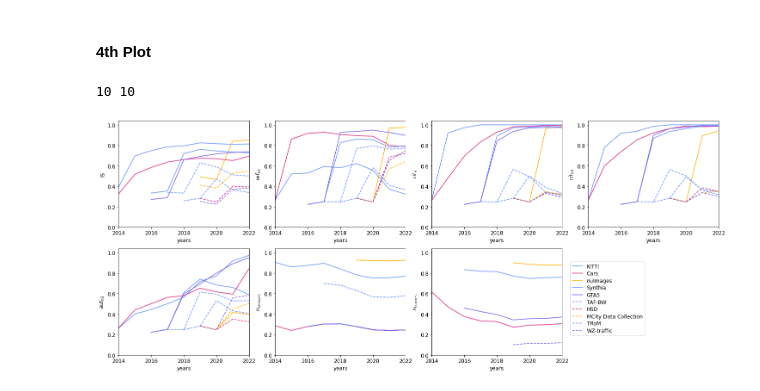
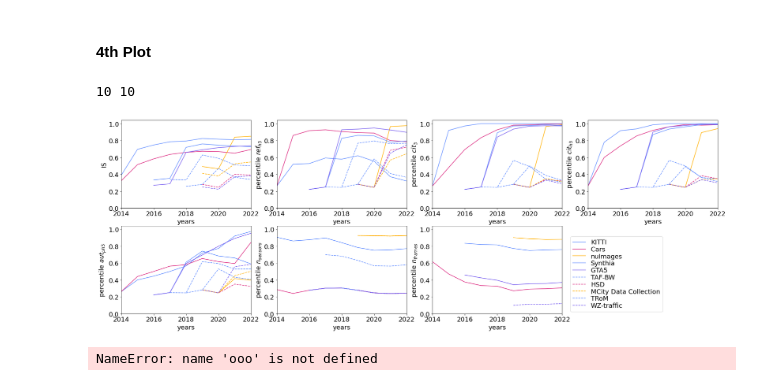
Before and after one commit to daniel-bogdoll/ad_datasets_influence, a Jupyter notebook: 5_analysis.ipynb, the cells around one changed output. Drawn from its saved outputs; the diff is of its cells as text; code cells hidden in the pictures.

```diff
--- a/5_analysis.ipynb
+++ b/5_analysis.ipynb
@@ -53,6 +55,7 @@ df_name.to_csv(f'output/retrieved_{len(names)}.csv', index=False, header=False,
 185
 # %%
 def calc_h_score(citations):
+    """Calculates h-index"""
     if citations:
         citations = np.array(citations)
         n         = citations.shape[0]
@@ -111,6 +114,7 @@ class scoring:
         return numb_cit
 
     def just_citations_non_cumulative(self):
+        """Returns citation count for only a year instead of cumulatively"""
         numb_cit = 0
         for paper in self.o_paper['paperInfo']['citations']:
             #print(paper)
@@ -889,7 +841,7 @@ for paper_idx, o_paper in enumerate(tqdm(retrieved_data)):
         citations_citations_sum_array[paper_idx, index] = scorer.citations_citations_sum()
 # %%
 #make list of tupels with (feature_name, array)
-arrays_over_time = [('$ref_{h3}$', references_array), ('$cit_3$', citations_array), ('$cit_{h3}$', citations_citations_array), ('$aut_{h3}$', author_array), ('$n_{sensors}$', sensors_array), ('$n_{frames}$', frames_array)]
+arrays_over_time = [('percentile $ref_{h3}$', references_array), ('percentile $cit_3$', citations_array), ('percentile $cit_{h3}$', citations_citations_array), ('percentile $aut_{\mu h3}$', author_array), ('percentile $n_{sensors}$', sensors_array), ('percentile $n_{frames}$', frames_array)]
 # %%
 def percentile_rank(np_array):
     """takes np_array and calculates percentile ranks by column (year)"""
@@ -996,36 +948,41 @@ top_bottom_names
 # %%
 
 colors = ['#648fff', '#dc267f', '#ffb000', '#648fff', '#785ef0', '#648fff', '#dc267f', '#ffb000', '#648fff', '#785ef0']
 print(len(colors), len(top_and_bottom_5))
-fig, axs = plt.subplots(figsize=(25, 10), nrows=2, ncols=4)
+fig, axs = plt.subplots(figsize=(30, 10), nrows=2, ncols=4) #20 8
 #fig.subplots_adjust(wspace=0.2, hspace=0.2, top=0.95, bottom=0.1)
 first = True
 c = 0
-plt.rcParams.update({'font.size': 12})
+plt.rcParams.update({'font.size': 18})
 percentile_array.append('placeholder')
 for ax, feature in zip(axs.flat, percentile_array):
     c += 1
     if c == 8:
         #ax.plot()
         #ax.legend(top_bottom_names, loc='best', labelspacing=0.1, fontsize='medium')
         ax.set_axis_off()
         continue
     for i_row, row in enumerate(top_and_bottom_5):
         if i_row >= 5:
             style='dashed'
         else:
             style='solid'
         ax.plot([*range(2008, 2023)], feature[1][row], label=names[row], color=colors[i_row], linestyle=style)
     ax.set(xlim=(2014, 2022), ylim=(0, 1.04), xticks=[*range(2014, 2023, 2)], xlabel='years', ylabel=feature[0])
     if first:
         #ax.legend(top_bottom_names, loc='lower center', labelspacing=0.1, fontsize='medium')
         first = False
-fig.legend(top_bottom_names, loc=[0.75, 0.15], labelspacing=0.3, fontsize='medium')
-plt.savefig('output/influence_scores.pdf')
+fig.legend(top_bottom_names, loc=[0.75, 0.1], labelspacing=0.1, fontsize='medium')
+plt.savefig('output/influence_scores_pr.pdf', bbox_inches='tight')
 plt.show()
+plt.rcParams.update({'font.size': 10})
 # %% [output]
 10 10
-[figure, old version]
+[figure, new version]
+# %%
+ooo
+# %% [output]
+NameError: name 'ooo' is not defined
 # %%
 import numpy as np
 
```
Also changed, not shown: parts of 24 cells of this notebook, 4 other files.
